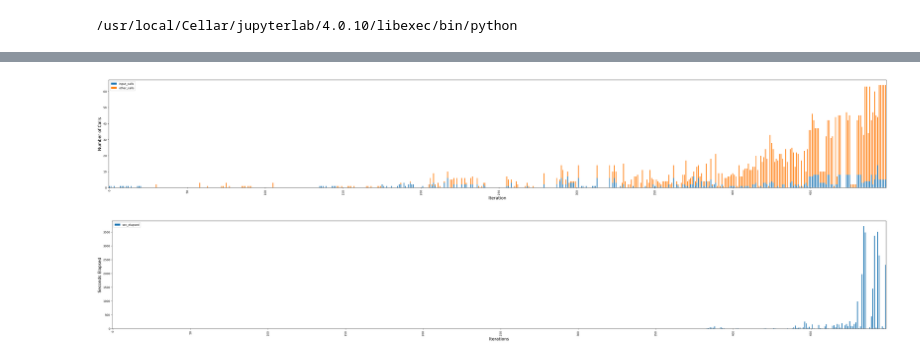
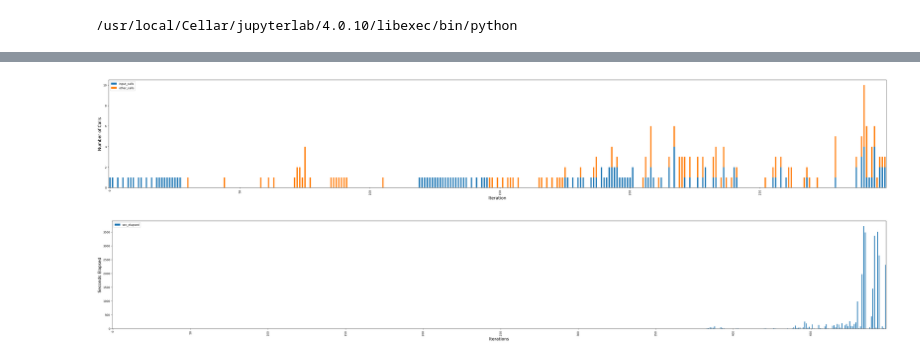
Before and after one commit to Siriussee/ityfuzz, a Jupyter notebook: api_sequence_analysis.ipynb, the cells around one changed output, grey strips where cells are left out. Saved outputs shown, nothing was run; the diff lists cells and outputs as text; code cells hidden in the pictures.

```diff
--- a/api_sequence_analysis.ipynb
+++ b/api_sequence_analysis.ipynb
@@ -17,8 +17,8 @@ contract_data = {'useful_calls':[], 'other_calls':[]}
 contract_secs = []
 
 
-for i in range(1, 500):
-    with open('./edg_finance_results_time_stamped/traces/' + str(i) + '.json') as f:
+for i in range(1, 300):
+    with open('./work_dir/traces/' + str(i) + '.json') as f:
         target_contracts_set = set(target_contracts)
         consumer_contracts_set = set(consumer_contracts)
         data = json.load(f)["data"]
@@ -26,8 +26,11 @@ for i in range(1, 500):
         useful_calls = 0
         index = 0
         while index < len(data) - 1:
-            index += 1
-            if data[index][0] != 0:
+            # layer = 0 includes FirstLevelCall and Logging Events: https://medium.com/mycrypto/understanding-event-logs-on-the-ethereum-blockchain-f4ae7ba50378
+            # It is more accurate to count only FirstLevelCall as intentional input
+            # This is still not optimal -- many mutations that don't add interesting states are not logged
+            if data[index][1]['call_type'] != "FirstLevelCall":
+                index += 1
                 continue
             current_call = data[index][1]["contract"]
             total_calls += 1
@@ -35,6 +38,7 @@ for i in range(1, 500):
                 target_contracts_set.remove(current_call)
             if len(target_contracts_set) == 0:
                 useful_calls += 1
+            index += 1
         contract_data['useful_calls'].append(useful_calls)
         contract_data['other_calls'].append(total_calls - useful_calls)
 
@@ -53,37 +57,38 @@ import matplotlib.pyplot as plt
 import matplotlib.ticker as plticker
 import pandas as pd
 
 target_contracts_set = set(target_contracts)
 consumer_contracts_set = set(consumer_contracts)
 contract_data = {'input_calls':[], 'other_calls':[]}
 
-for i in range(1, 500):
+for i in range(1, 300):
     with open('./edg_finance_results_time_stamped/traces/' + str(i) + '.json') as f:
         data = json.load(f)["data"]
         total_calls = 0
         input_calls = 0
         index = 0
         while index < len(data) - 1:
-            index += 1
-            if data[index][0] != 0:
+            if data[index][1]['call_type'] != "FirstLevelCall":
+                index += 1
                 continue
             current_call = data[index][1]["contract"]
             current_caller = data[index][1]["caller"]
             total_calls += 1
             if current_call in target_contracts_set or current_call in consumer_contracts_set:
                 input_calls += 1
+            index += 1
         contract_data['input_calls'].append(input_calls)
         contract_data['other_calls'].append(total_calls - input_calls)
 
 df = pd.DataFrame(data = contract_data)
 ax = df.plot.bar(stacked=True, figsize=(50, 7))
 loc = plticker.MultipleLocator(base = 50) # this locator puts ticks at regular intervals
 ax.xaxis.set_major_locator(loc)
 plt.xlabel("Iteration", fontsize=15)
 plt.ylabel("Number of Calls", fontsize=15)
 plt.show()
 # %% [output]
-[figure, old version]
+[figure, new version]
 # %%
 import json
 import matplotlib.pyplot as plt
```
Also changed, not shown: parts of 1 cell of this notebook, 7 other files.
